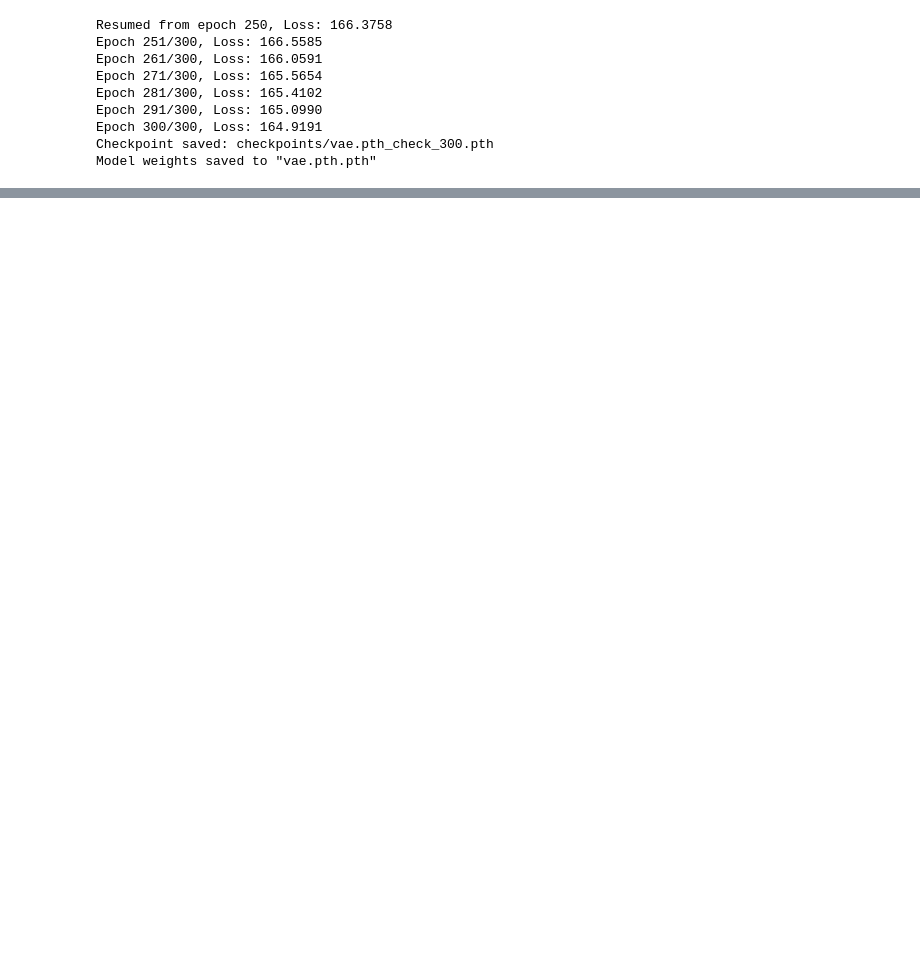
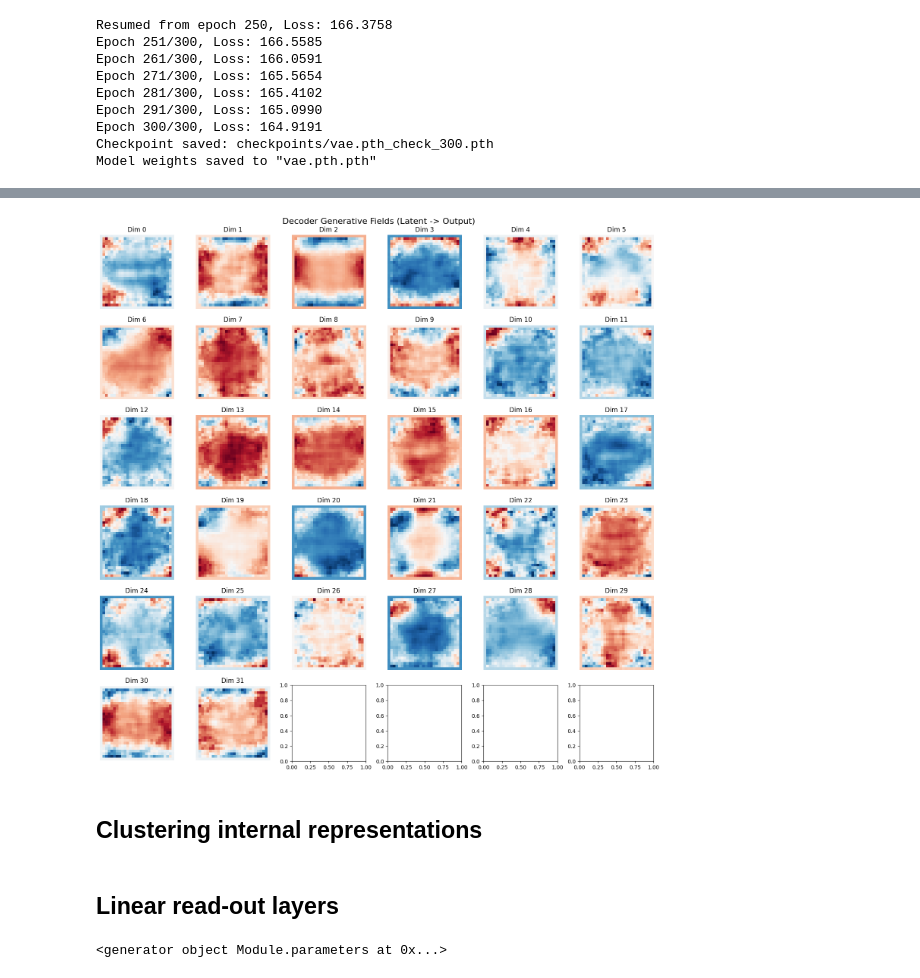
Before and after one commit to pavelihno/cognition-computation-project, a Jupyter notebook: project.ipynb, the cells around one changed output, grey strips where cells are left out. Cells and saved outputs as stored; diff of their text form; code cells hidden in the pictures; blank space fills up the shorter version.

```diff
--- a/project.ipynb
+++ b/project.ipynb
@@ -492,0 +578,9 @@ Broad category: Animals
+# %%
+dec_w = get_effective_weights(vae_model, mode='decoder')
+plot_fields(dec_w, 'Decoder Generative Fields (Latent -> Output)', IMG_SHAPE, max_plots=100, is_decoder=True)
+# %% [output]
+[figure, added]
+# %% [markdown]
+## Clustering internal representations
+# %% [markdown]
+## Linear read-out layers
@@ -492,0 +596,4 @@ Broad category: Animals
+# %%
+vae_model.encoder.parameters()
+# %% [output]
+<generator object Module.parameters at 0x...>
```
Also changed, not shown: parts of 9 cells of this notebook.
